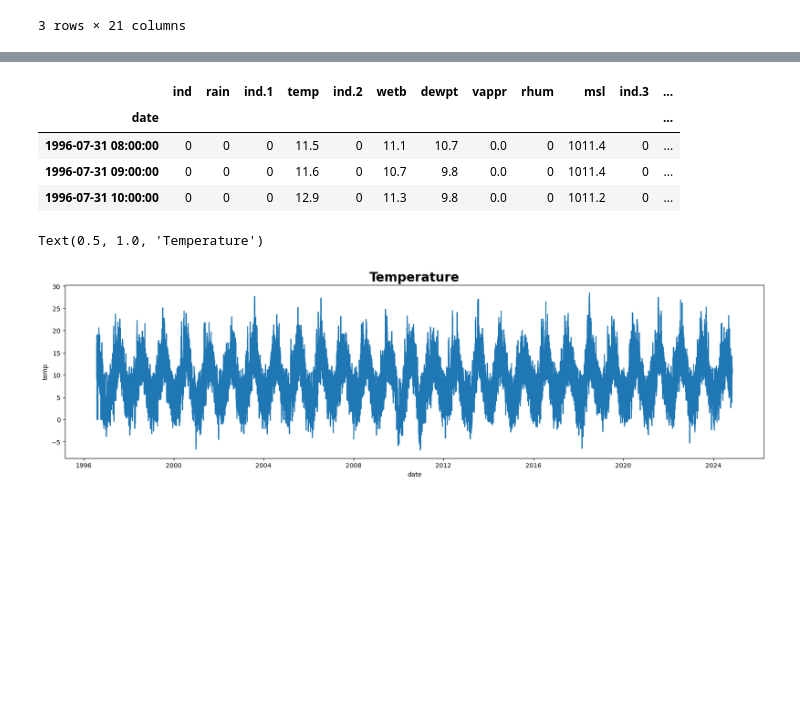
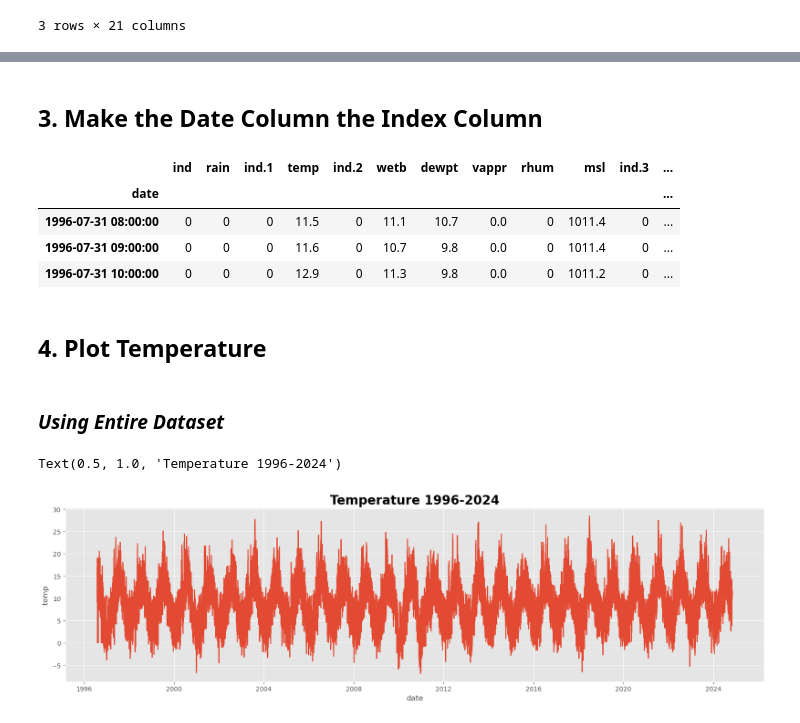
Before and after one commit to PaulShox/PFDA-assignments, a Jupyter notebook: Assignment_6/assignment_6_Weather.ipynb, the cells around one changed output, grey strips where cells are left out. Cells and saved outputs as stored; diff of their text form; code cells hidden in the pictures; blank space fills up the shorter version.

```diff
--- a/Assignment_6/assignment_6_Weather.ipynb
+++ b/Assignment_6/assignment_6_Weather.ipynb
@@ -69,6 +75,8 @@ vis              object
 clht             object
 clamt            object
 dtype: object
+# %% [markdown]
+## **3. Make the Date Column the Index Column**
 # %%
 data.set_index('date', inplace=True)
 data.head(3)
@@ -78,9 +86,15 @@ data.head(3)
 | 1996-07-31 08:00:00 | 0 | 0 | 0 | 11.5 | 0 | 11.1 | 10.7 | 0.0 | 0 | 1011.4 | 0 | ... |
 | 1996-07-31 09:00:00 | 0 | 0 | 0 | 11.6 | 0 | 10.7 | 9.8 | 0.0 | 0 | 1011.4 | 0 | ... |
 | 1996-07-31 10:00:00 | 0 | 0 | 0 | 12.9 | 0 | 11.3 | 9.8 | 0.0 | 0 | 1011.2 | 0 | ... |
+# %% [markdown]
+## **4. Plot Temperature**
+# %% [markdown]
+### *Using Entire Dataset*
 # %%
+# Plot Temperature
 fig = plt.subplots(figsize=(20, 5))
-sns.lineplot(data['temp']).set_title('Temperature', fontsize=20, fontweight='bold')
+plt.style.use('ggplot')
+sns.lineplot(data['temp']).set_title('Temperature 1996-2024', fontsize=20, fontweight='bold')
 # %% [output]
-Text(0.5, 1.0, 'Temperature')
+Text(0.5, 1.0, 'Temperature 1996-2024')
-[figure, old version]
+[figure, new version]
```
Also changed, not shown: parts of 49 cells of this notebook.
